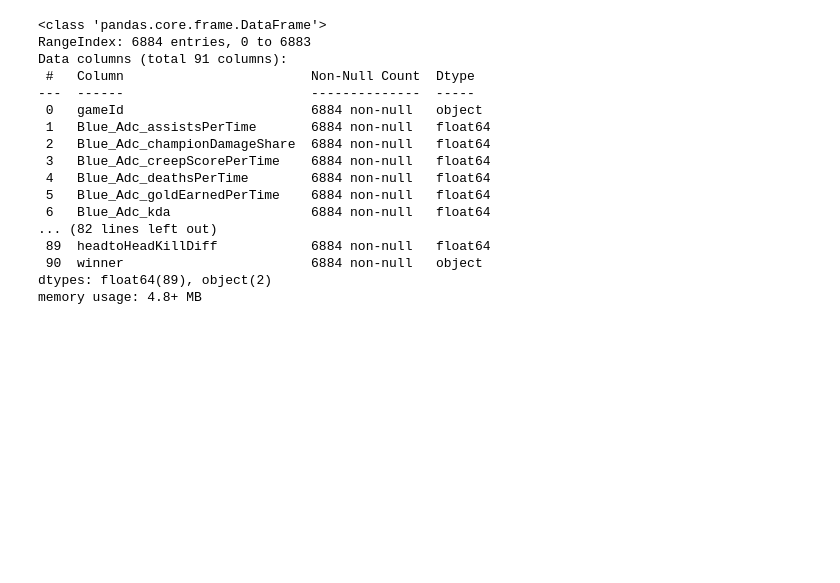
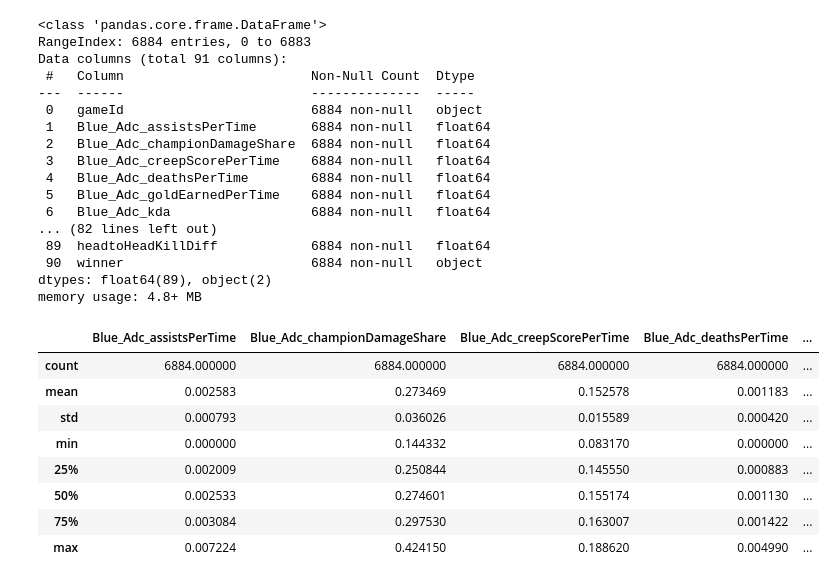
Before and after one commit to chlxogur/penta_kill_data_science, a Jupyter notebook: make_datatset.ipynb, the cells around one changed output. Saved outputs shown, nothing was run; the diff lists cells and outputs as text; code cells hidden in the pictures; blank space fills up the shorter version.

```diff
--- a/make_datatset.ipynb
+++ b/make_datatset.ipynb
@@ -78,6 +81,18 @@ Data columns (total 91 columns):
  90  winner                        6884 non-null   object
 dtypes: float64(89), object(2)
 memory usage: 4.8+ MB
+# %%
+formvalue_pivot.describe()
+# %% [output]
+|  | Blue_Adc_assistsPerTime | Blue_Adc_championDamageShare | Blue_Adc_creepScorePerTime | Blue_Adc_deathsPerTime | ... |
+| count | 6884.000000 | 6884.000000 | 6884.000000 | 6884.000000 | ... |
+| mean | 0.002583 | 0.273469 | 0.152578 | 0.001183 | ... |
+| std | 0.000793 | 0.036026 | 0.015589 | 0.000420 | ... |
+| min | 0.000000 | 0.144332 | 0.083170 | 0.000000 | ... |
+| 25% | 0.002009 | 0.250844 | 0.145550 | 0.000883 | ... |
+| 50% | 0.002533 | 0.274601 | 0.155174 | 0.001130 | ... |
+| 75% | 0.003084 | 0.297530 | 0.163007 | 0.001422 | ... |
+| max | 0.007224 | 0.424150 | 0.188620 | 0.004990 | ... |
 # %%
 formvalue_pivot = pitcheranalyze(formvalue_pivot)
 
```
Also changed, not shown: parts of 8 cells of this notebook, 2 other files.
